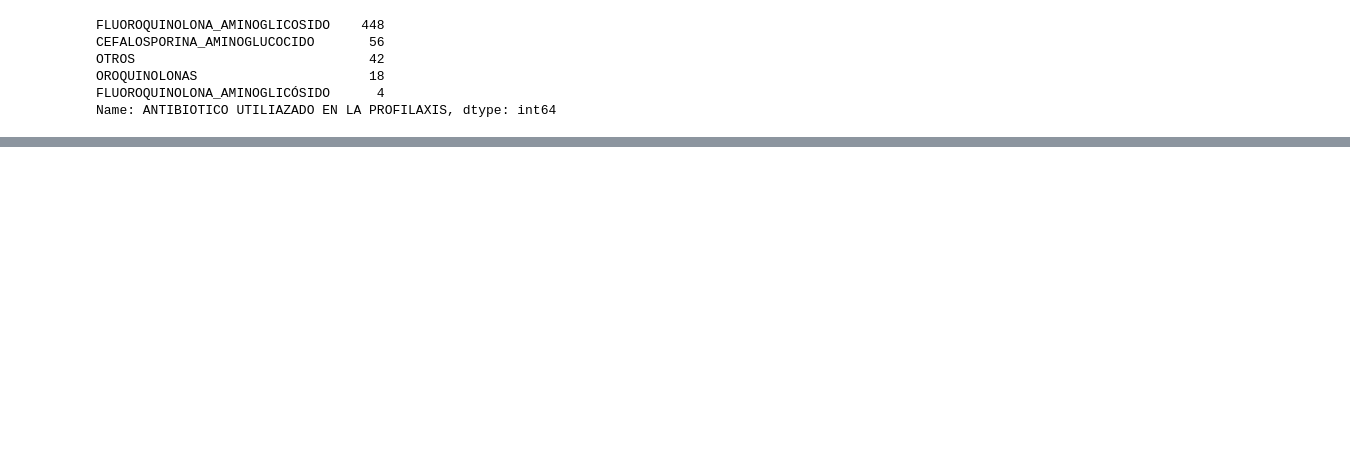
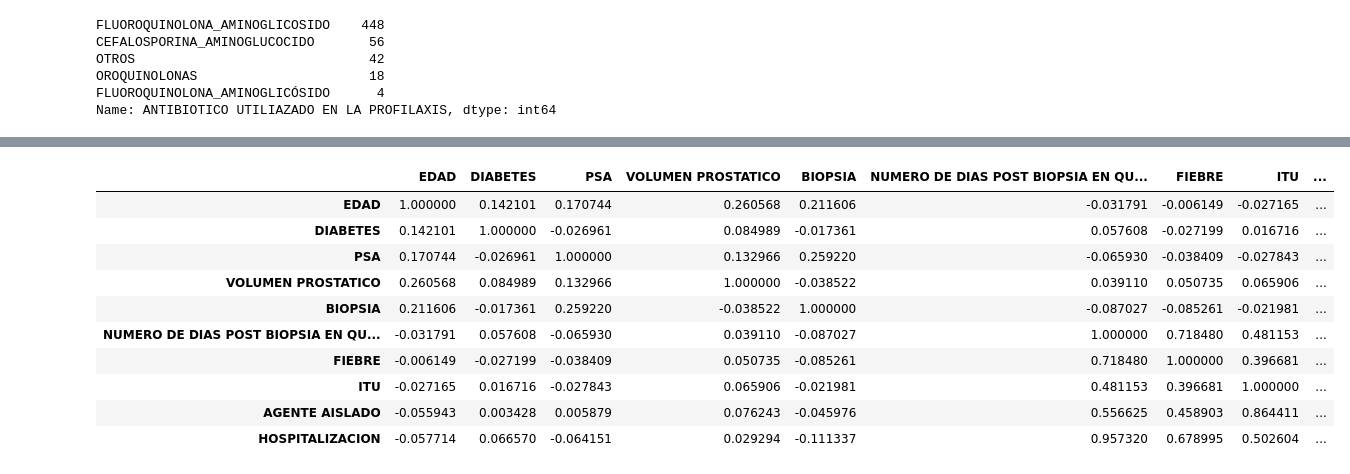
Before and after one commit to ksfajardo/M6, a Jupyter notebook: Proyecto Integrador/Propuesta 1/DesarrolloProyecto.ipynb, the cells around one changed output, grey strips where cells are left out. Saved outputs shown, nothing was run; the diff lists cells and outputs as text; code cells hidden in the pictures; blank space fills up the shorter version.

```diff
--- a/Proyecto Integrador/Propuesta 1/DesarrolloProyecto.ipynb
+++ b/Proyecto Integrador/Propuesta 1/DesarrolloProyecto.ipynb
@@ -132,0 +95,27 @@ df.dropna()
+# %%
+df['AGENTE AISLADO'].replace('PSEUDOMONAS AERUGINOSA',1,inplace=True)
+# %%
+df.loc[df["PATRON DE RESISTENCIA"] !="NO", "PATRON DE RESISTENCIA"] = 1
+df['PATRON DE RESISTENCIA'].replace('NO',0,inplace=True)
+# %%
+df.loc[df["EDAD"] >= 80, "EDAD"] = 6
+df.loc[df["EDAD"] >= 70, "EDAD"] = 5
+df.loc[df["EDAD"] >= 60, "EDAD"] = 4
+df.loc[df["EDAD"] >= 50, "EDAD"] = 3
+df.loc[df["EDAD"] >= 40, "EDAD"] = 2
+# %%
+df.loc[df["EDAD"] == 39, "EDAD"] = 1
+# %%
+df.corr(numeric_only=False)
+# %% [output]
+|  | EDAD | DIABETES | PSA | VOLUMEN PROSTATICO | BIOPSIA | NUMERO DE DIAS POST BIOPSIA EN QU... | FIEBRE | ITU | ... |
+| EDAD | 1.000000 | 0.142101 | 0.170744 | 0.260568 | 0.211606 | -0.031791 | -0.006149 | -0.027165 | ... |
+| DIABETES | 0.142101 | 1.000000 | -0.026961 | 0.084989 | -0.017361 | 0.057608 | -0.027199 | 0.016716 | ... |
+| PSA | 0.170744 | -0.026961 | 1.000000 | 0.132966 | 0.259220 | -0.065930 | -0.038409 | -0.027843 | ... |
+| VOLUMEN PROSTATICO | 0.260568 | 0.084989 | 0.132966 | 1.000000 | -0.038522 | 0.039110 | 0.050735 | 0.065906 | ... |
+| BIOPSIA | 0.211606 | -0.017361 | 0.259220 | -0.038522 | 1.000000 | -0.087027 | -0.085261 | -0.021981 | ... |
+| NUMERO DE DIAS POST BIOPSIA EN QU... | -0.031791 | 0.057608 | -0.065930 | 0.039110 | -0.087027 | 1.000000 | 0.718480 | 0.481153 | ... |
+| FIEBRE | -0.006149 | -0.027199 | -0.038409 | 0.050735 | -0.085261 | 0.718480 | 1.000000 | 0.396681 | ... |
+| ITU | -0.027165 | 0.016716 | -0.027843 | 0.065906 | -0.021981 | 0.481153 | 0.396681 | 1.000000 | ... |
+| AGENTE AISLADO | -0.055943 | 0.003428 | 0.005879 | 0.076243 | -0.045976 | 0.556625 | 0.458903 | 0.864411 | ... |
+| HOSPITALIZACION | -0.057714 | 0.066570 | -0.064151 | 0.029294 | -0.111337 | 0.957320 | 0.678995 | 0.502604 | ... |
```
Also changed, not shown: parts of 38 cells of this notebook.
